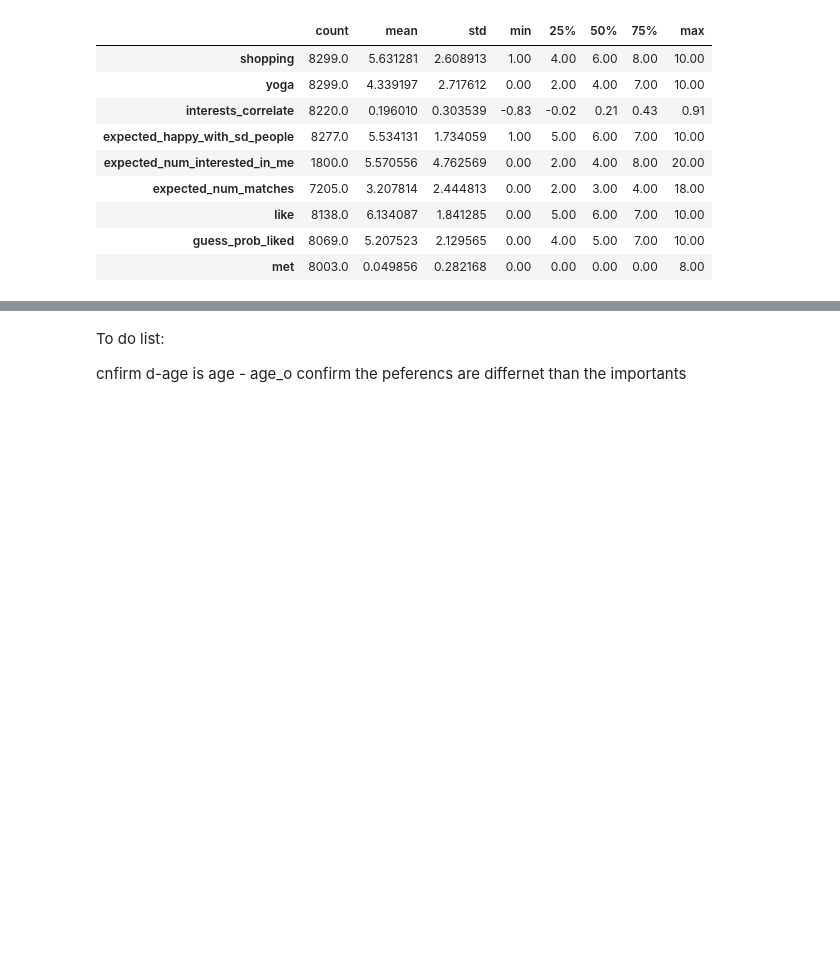
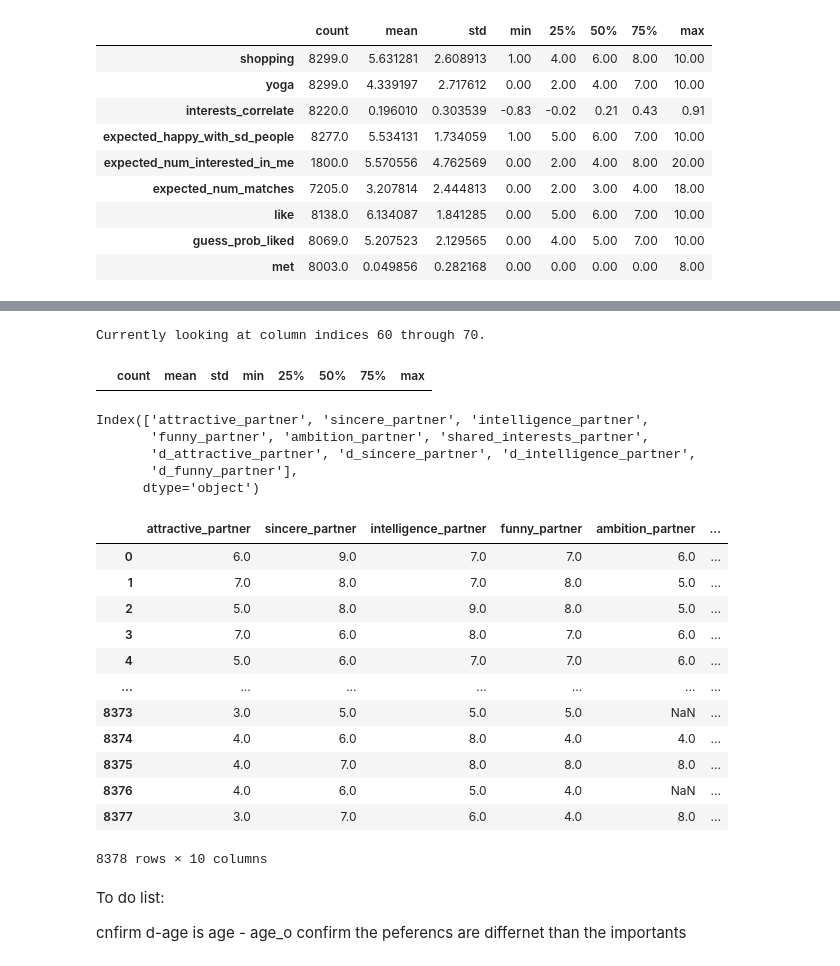
Before and after one commit to bwolff26/MAD_marriage_and_divorce_study, a Jupyter notebook: code/s2_ceda_i.ipynb, the cells around one changed output, grey strips where cells are left out. Cells and saved outputs as stored; diff of their text form; code cells hidden in the pictures; blank space fills up the shorter version.

```diff
--- a/code/s2_ceda_i.ipynb
+++ b/code/s2_ceda_i.ipynb
@@ -298,7 +371,34 @@ stopstop
 # %%
 step += 10
 print(f"Currently looking at column indices {step-10} through {step}.")
-df.describe().T[step-10:step]
+numeric_df.describe().T[step-10:step]
+# %% [output]
+Currently looking at column indices 60 through 70.
+|  | count | mean | std | min | 25% | 50% | 75% | max |
+# %%
+print(df.columns[step-10:step])
+# %% [output]
+Index(['attractive_partner', 'sincere_partner', 'intelligence_partner',
+       'funny_partner', 'ambition_partner', 'shared_interests_partner',
+       'd_attractive_partner', 'd_sincere_partner', 'd_intelligence_partner',
+       'd_funny_partner'],
+      dtype='object')
+# %%
+df[df.columns[step-10:step]]
+# %% [output]
+|  | attractive_partner | sincere_partner | intelligence_partner | funny_partner | ambition_partner | ... |
+| 0 | 6.0 | 9.0 | 7.0 | 7.0 | 6.0 | ... |
+| 1 | 7.0 | 8.0 | 7.0 | 8.0 | 5.0 | ... |
+| 2 | 5.0 | 8.0 | 9.0 | 8.0 | 5.0 | ... |
+| 3 | 7.0 | 6.0 | 8.0 | 7.0 | 6.0 | ... |
+| 4 | 5.0 | 6.0 | 7.0 | 7.0 | 6.0 | ... |
+| ... | ... | ... | ... | ... | ... | ... |
+| 8373 | 3.0 | 5.0 | 5.0 | 5.0 | NaN | ... |
+| 8374 | 4.0 | 6.0 | 8.0 | 4.0 | 4.0 | ... |
+| 8375 | 4.0 | 7.0 | 8.0 | 8.0 | 8.0 | ... |
+| 8376 | 4.0 | 6.0 | 5.0 | 4.0 | NaN | ... |
+| 8377 | 3.0 | 7.0 | 6.0 | 4.0 | 8.0 | ... |
+8378 rows × 10 columns
 # %%
 step += 10
 print(f"Currently looking at column indices {step-10} through {step}.")
```
Also changed, not shown: parts of 15 cells of this notebook.
